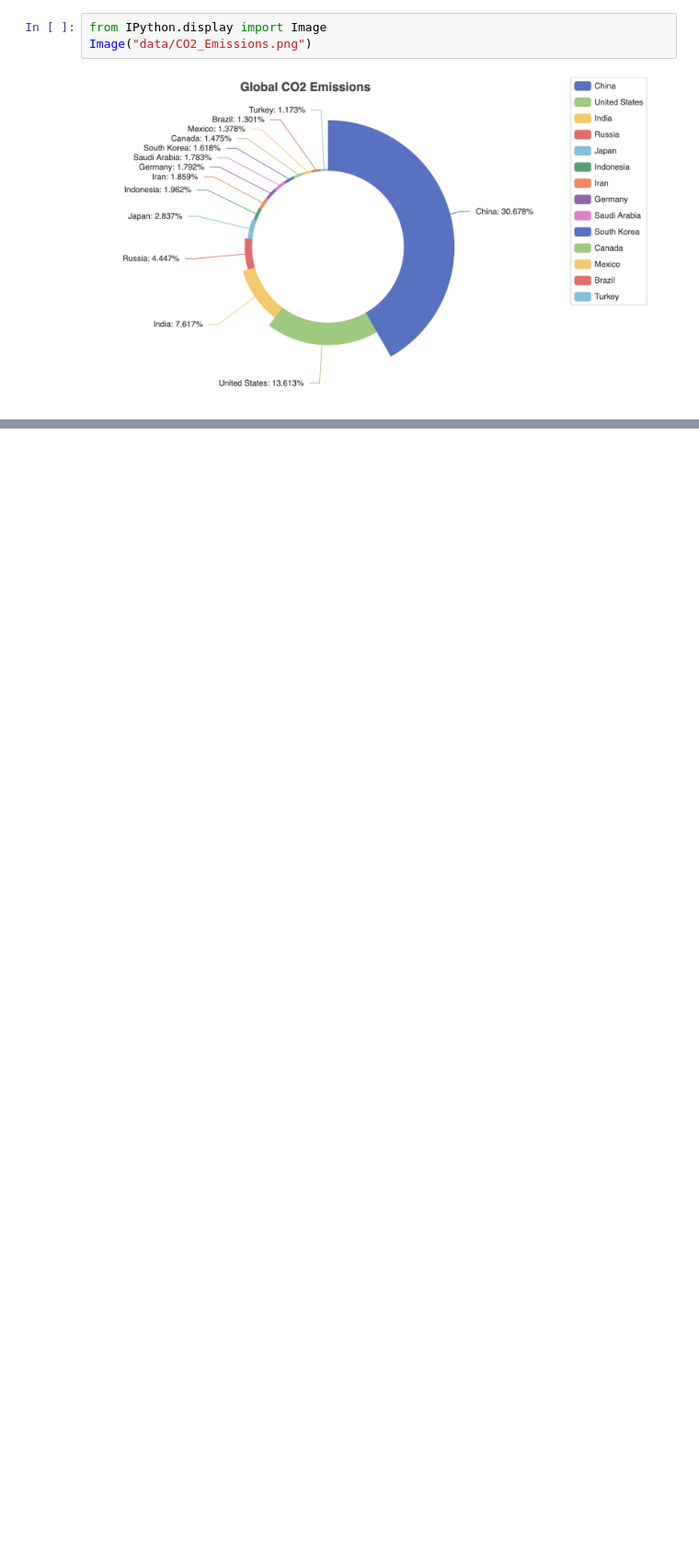
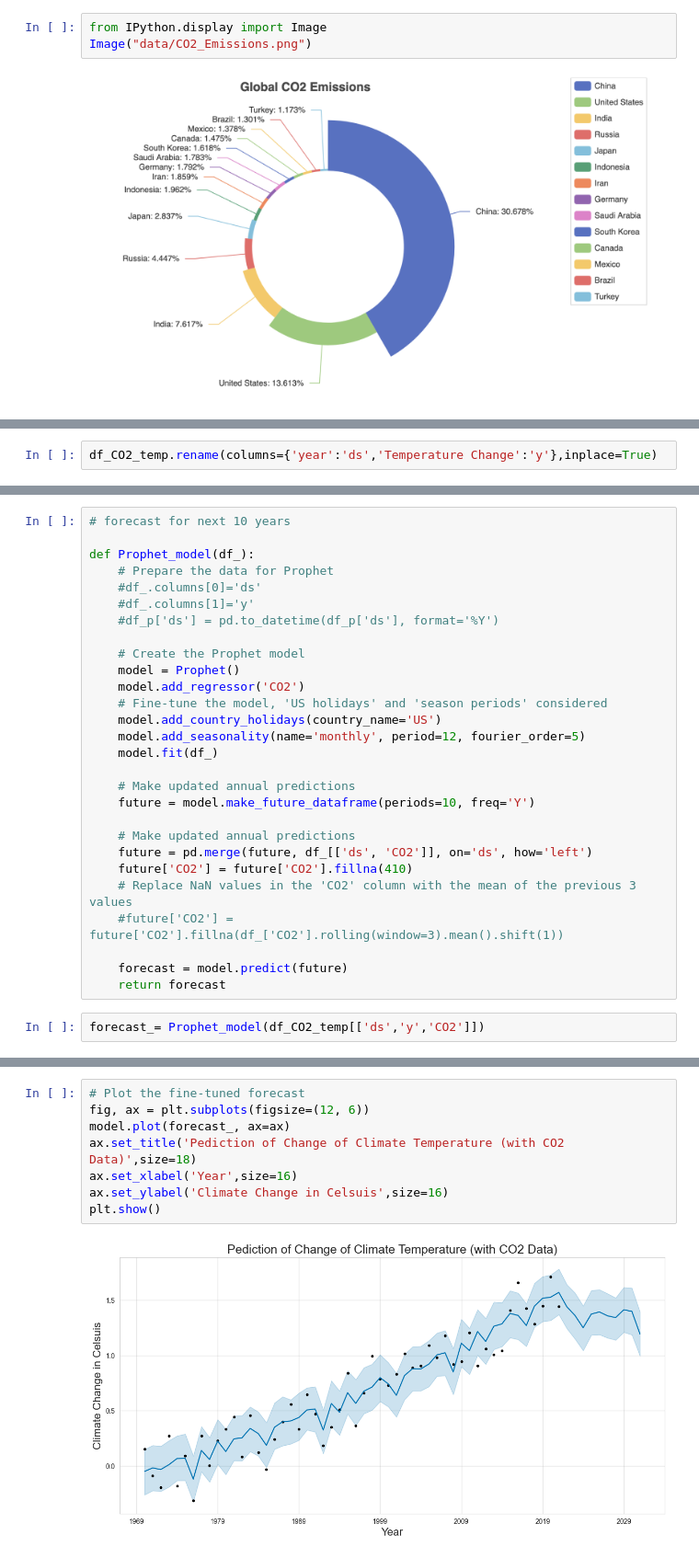
Before and after one commit to cchuang2009/2022-1, a Jupyter notebook: 2024/WorldTemperatureChange.ipynb, the cells around one changed output, grey strips where cells are left out. Shown at 92% size. Cells and saved outputs as stored; diff of their text form; blank space fills up the shorter version.

```diff
--- a/2024/WorldTemperatureChange.ipynb
+++ b/2024/WorldTemperatureChange.ipynb
@@ -666,0 +653,2 @@ Image("data/CO2_Emissions.png")
+# %%
+df_CO2_temp.rename(columns={'year':'ds','Temperature Change':'y'},inplace=True)
@@ -666,0 +683,30 @@ Image("data/CO2_Emissions.png")
+# %%
+# forecast for next 10 years
+
+def Prophet_model(df_):
+    # Prepare the data for Prophet
+    #df_.columns[0]='ds'
+    #df_.columns[1]='y'
+    #df_p['ds'] = pd.to_datetime(df_p['ds'], format='%Y')
+
+    # Create the Prophet model
+    model = Prophet()
+    model.add_regressor('CO2')
+    # Fine-tune the model, 'US holidays' and 'season periods' considered
+    model.add_country_holidays(country_name='US')
+    model.add_seasonality(name='monthly', period=12, fourier_order=5)
+    model.fit(df_)
+
+    # Make updated annual predictions
+    future = model.make_future_dataframe(periods=10, freq='Y')
+
+    # Make updated annual predictions
+    future = pd.merge(future, df_[['ds', 'CO2']], on='ds', how='left')
+    future['CO2'] = future['CO2'].fillna(410)
+    # Replace NaN values in the 'CO2' column with the mean of the previous 3 values
+    #future['CO2'] = future['CO2'].fillna(df_['CO2'].rolling(window=3).mean().shift(1))
+
+    forecast = model.predict(future)
+    return forecast
+# %%
+forecast_= Prophet_model(df_CO2_temp[['ds','y','CO2']])
@@ -666,0 +716,10 @@ Image("data/CO2_Emissions.png")
+# %%
+# Plot the fine-tuned forecast
+fig, ax = plt.subplots(figsize=(12, 6))
+model.plot(forecast_, ax=ax)
+ax.set_title('Pediction of Change of Climate Temperature (with CO2 Data)',size=18)
+ax.set_xlabel('Year',size=16)
+ax.set_ylabel('Climate Change in Celsuis',size=16)
+plt.show()
+# %% [output]
+[figure, added]
```
Also changed, not shown: parts of 56 cells of this notebook, 1 other file.
